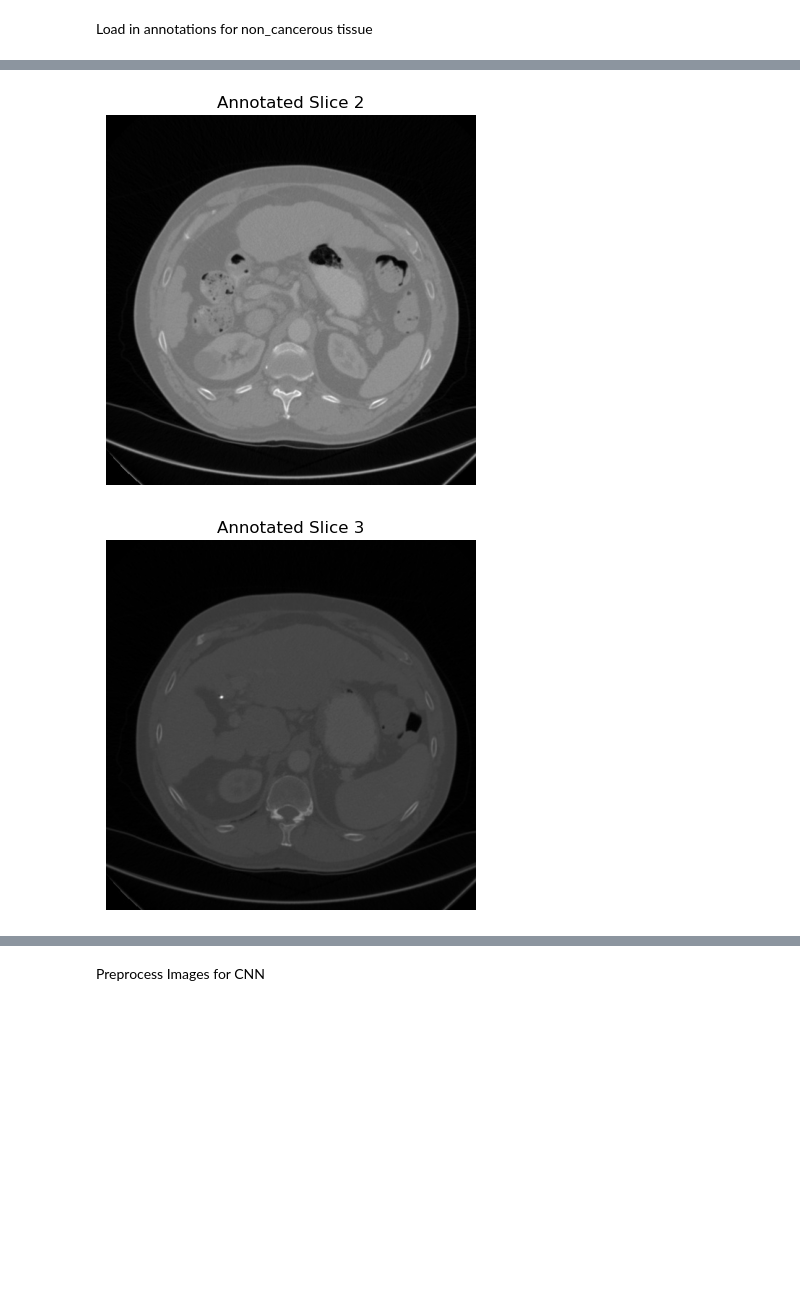
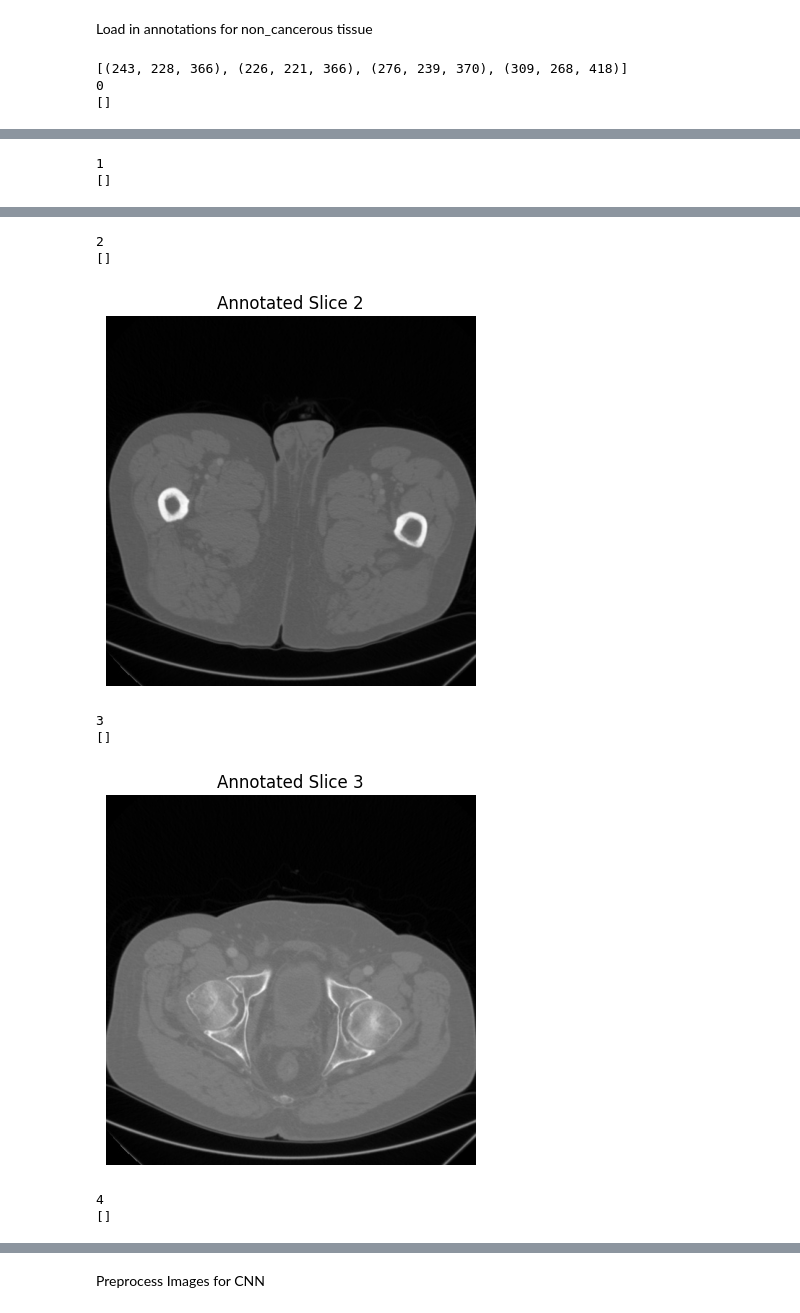
Before and after one commit to AnonymousKitty/CISC471-882, a Jupyter notebook: CISC_882.ipynb, the cells around one changed output, grey strips where cells are left out. Cells and saved outputs as stored; diff of their text form; code cells hidden in the pictures; blank space fills up the shorter version.

Commit message:
Fixed code to find some annotations
not fully fixed but green circles exist now

```diff
--- a/CISC_882.ipynb
+++ b/CISC_882.ipynb
@@ -17,3 +14,9 @@ cancerous_path = "/Users/olamideolanrewaju/Desktop/CNN/case_0002/04-06-2008-NA-N
+# %%
+personal_path = "/Users/theon/Documents/Classes/Computing/CISC 471/Data"
+non_cancerous_path = personal_path + "/Non-Cancerous-Images/abdominallymphnodes-26828"
+non_cancerous_annotations_path = personal_path + "/Non-Cancerous-Images/Annotations-26828"
+cancerous_path = personal_path + "/Cancerous-Images/NA-78735"
+cancerous_annotations_path = personal_path + "/Cancerous-Images/Annotations-78735"
 # %%
 
 def load_dicom_images(folder_path):
@@ -60,14 +63,14 @@ def load_voxel_indices(file_path):
 # Overlay voxel points on an image
 def overlay_voxel_points(image, points):
     for x, y, _ in points:  # Only use x and y
-        cv2.circle(image, (x, y), 5, (0, 255, 0), -1)  # Green circle
+        image = cv2.circle(image, (x, y), 5, (0, 255, 0), -1)  # Green circle
     return image
 
 # Process JPG images in folder
 def process_jpg_with_voxel_annotations(image_folder, voxel_file, output_folder, display_limit=5):
     # Load voxel indices
     voxel_points = load_voxel_indices(voxel_file)
-
+    print(voxel_points)
     # Counter for the number of displayed images
     images_displayed = 0
 
@@ -80,6 +83,10 @@ def process_jpg_with_voxel_annotations(image_folder, voxel_file, output_folder,
 
             # Filter points for the current slice
             slice_points = [(x, y, z) for x, y, z in voxel_points if z == slice_idx]
+            if slice_idx == 366:
+                print('here')
+            print(slice_idx)
+            print(slice_points)
             annotated_image = overlay_voxel_points(image, slice_points)
 
             # Save the annotated image
@@ -96,10 +103,13 @@ def process_jpg_with_voxel_annotations(image_folder, voxel_file, output_folder,
 
 
 # Usage
-image_folder = "/Users/olamideolanrewaju/Desktop/CNN/ABD_LYMPH_001/non_cancer"  # Folder with JPG files
-voxel_file = "/Users/olamideolanrewaju/Desktop/CNN/ABD_LYMPH_001/ABD_LYMPH_001_annotations/ABD_LYMPH_001_lymphnodes_indices.txt"  # Voxel indices file
-output_folder = "/Users/olamideolanrewaju/Desktop/CNN/ABD_LYMPH_001/annotated_images"  # Folder to save annotated images
+image_folder = non_cancerous_path + "/images"  # Folder with JPG files
+voxel_file = non_cancerous_annotations_path + "/ABD_LYMPH_001_lymphnodes_indices.txt"  # Voxel indices file
+output_folder = personal_path + "/annotated_non-cancerous_images"  # Folder to save annotated images
 os.makedirs(output_folder, exist_ok=True)
 
 process_jpg_with_voxel_annotations(image_folder, voxel_file, output_folder)
 # %% [output]
+[(243, 228, 366), (226, 221, 366), (276, 239, 370), (309, 268, 418)]
+0
+[]
@@ -106,0 +117,2 @@ process_jpg_with_voxel_annotations(image_folder, voxel_file, output_folder)
+1
+[]
@@ -108,2 +120,8 @@ process_jpg_with_voxel_annotations(image_folder, voxel_file, output_folder)
+2
+[]
-[figure, old version]
+[figure, new version]
+3
+[]
-[figure, old version]
+[figure, new version]
+4
+[]
```
Also changed, not shown: parts of 3 cells of this notebook.
